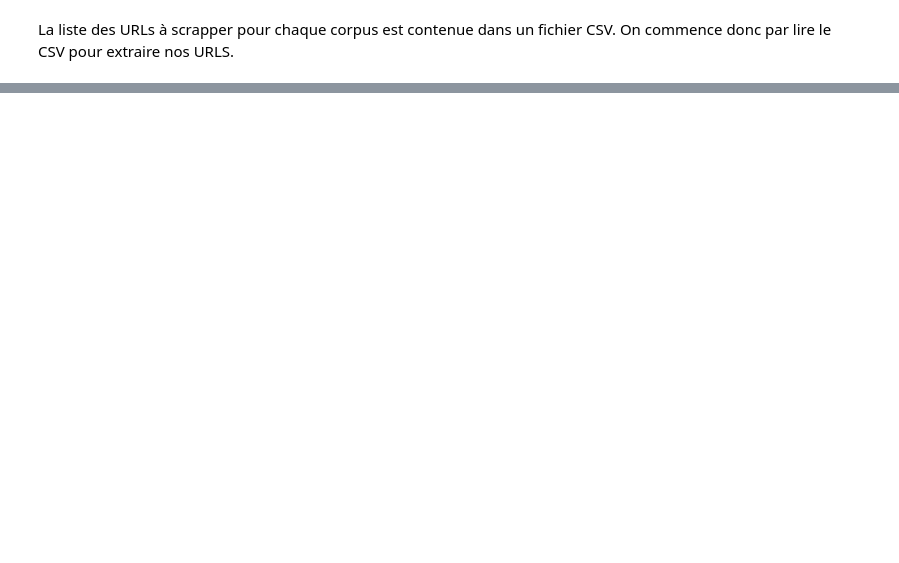
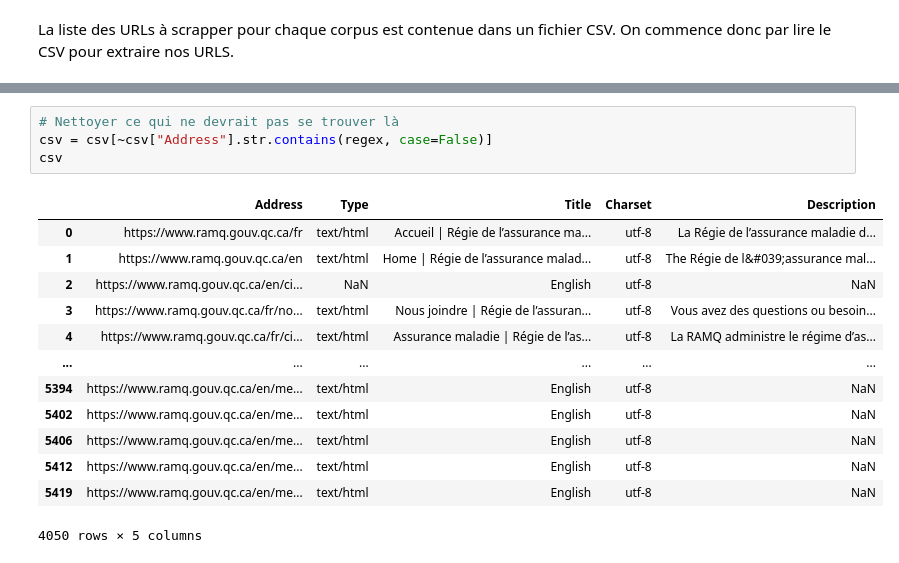
Before and after one commit to Camille-Demers/text-mining-project, a Jupyter notebook: 00-Jupyter-Notebooks/1_Corpus copy.ipynb, the cells around one changed output, grey strips where cells are left out. Saved outputs shown, nothing was run; the diff lists cells and outputs as text; blank space fills up the shorter version.

```diff
--- a/00-Jupyter-Notebooks/1_Corpus copy.ipynb
+++ b/00-Jupyter-Notebooks/1_Corpus copy.ipynb
@@ -46,3 +46,21 @@ csv
+# %%
+# Nettoyer ce qui ne devrait pas se trouver là
+csv = csv[~csv["Address"].str.contains(regex, case=False)]
+csv
+# %% [output]
+|  | Address | Type | Title | Charset | Description |
+| 0 | https://www.ramq.gouv.qc.ca/fr | text/html | Accueil | Régie de l’assurance ma... | utf-8 | La Régie de l’assurance maladie d... |
+| 1 | https://www.ramq.gouv.qc.ca/en | text/html | Home | Régie de l’assurance malad... | utf-8 | The Régie de l&#039;assurance mal... |
+| 2 | https://www.ramq.gouv.qc.ca/en/ci... | NaN | English | utf-8 | NaN |
+| 3 | https://www.ramq.gouv.qc.ca/fr/no... | text/html | Nous joindre | Régie de l’assuran... | utf-8 | Vous avez des questions ou besoin... |
+| 4 | https://www.ramq.gouv.qc.ca/fr/ci... | text/html | Assurance maladie | Régie de l’as... | utf-8 | La RAMQ administre le régime d’as... |
+| ... | ... | ... | ... | ... | ... |
+| 5394 | https://www.ramq.gouv.qc.ca/en/me... | text/html | English | utf-8 | NaN |
+| 5402 | https://www.ramq.gouv.qc.ca/en/me... | text/html | English | utf-8 | NaN |
+| 5406 | https://www.ramq.gouv.qc.ca/en/me... | text/html | English | utf-8 | NaN |
+| 5412 | https://www.ramq.gouv.qc.ca/en/me... | text/html | English | utf-8 | NaN |
+| 5419 | https://www.ramq.gouv.qc.ca/en/me... | text/html | English | utf-8 | NaN |
+4050 rows × 5 columns
 # %%
 #liste = csv[csv['Type'] != 'application/pdf'] # On va scraper les PDFs avec une autre librairie que BeautifulSoup
 
```
Also changed, not shown: parts of 9 cells of this notebook, 2 other files.
